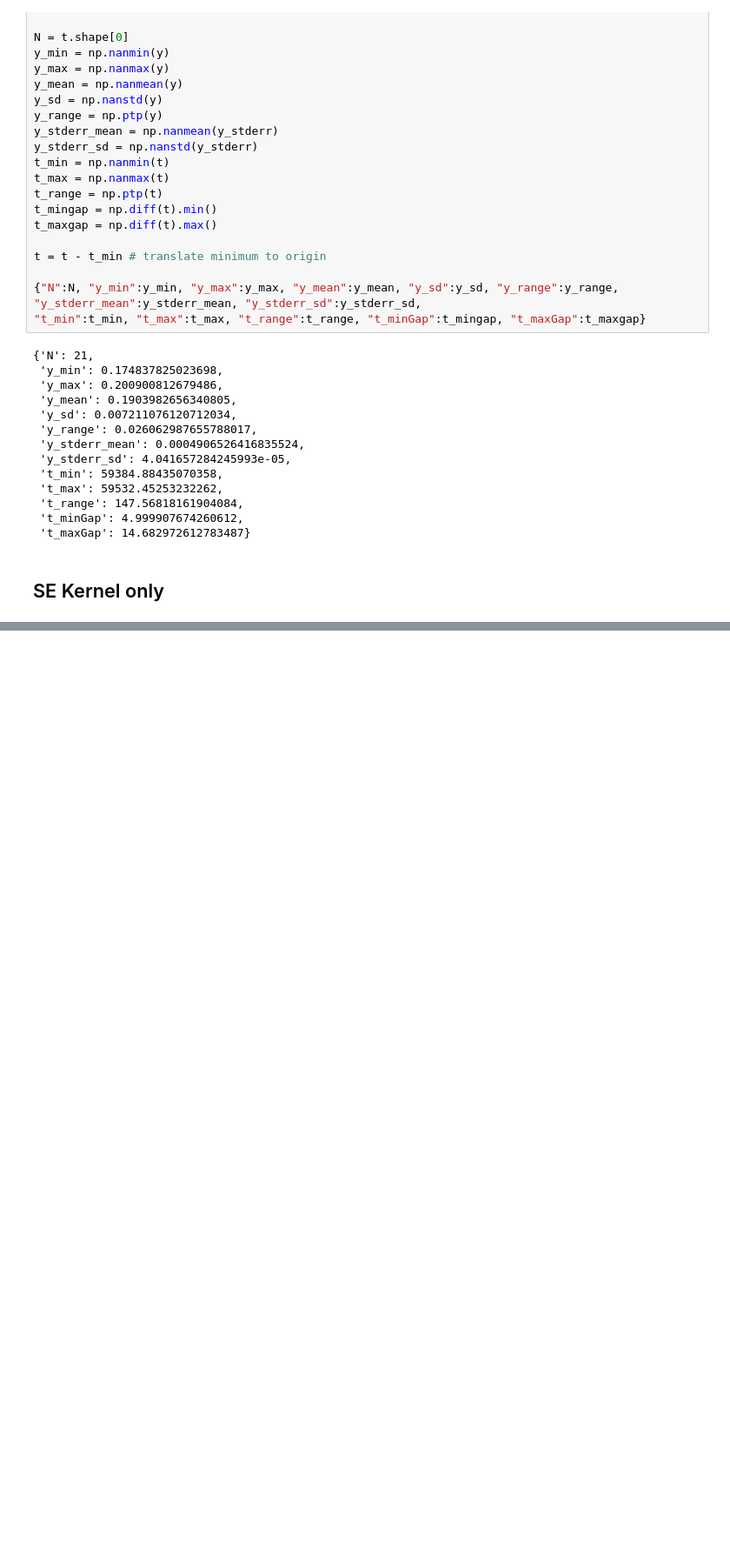
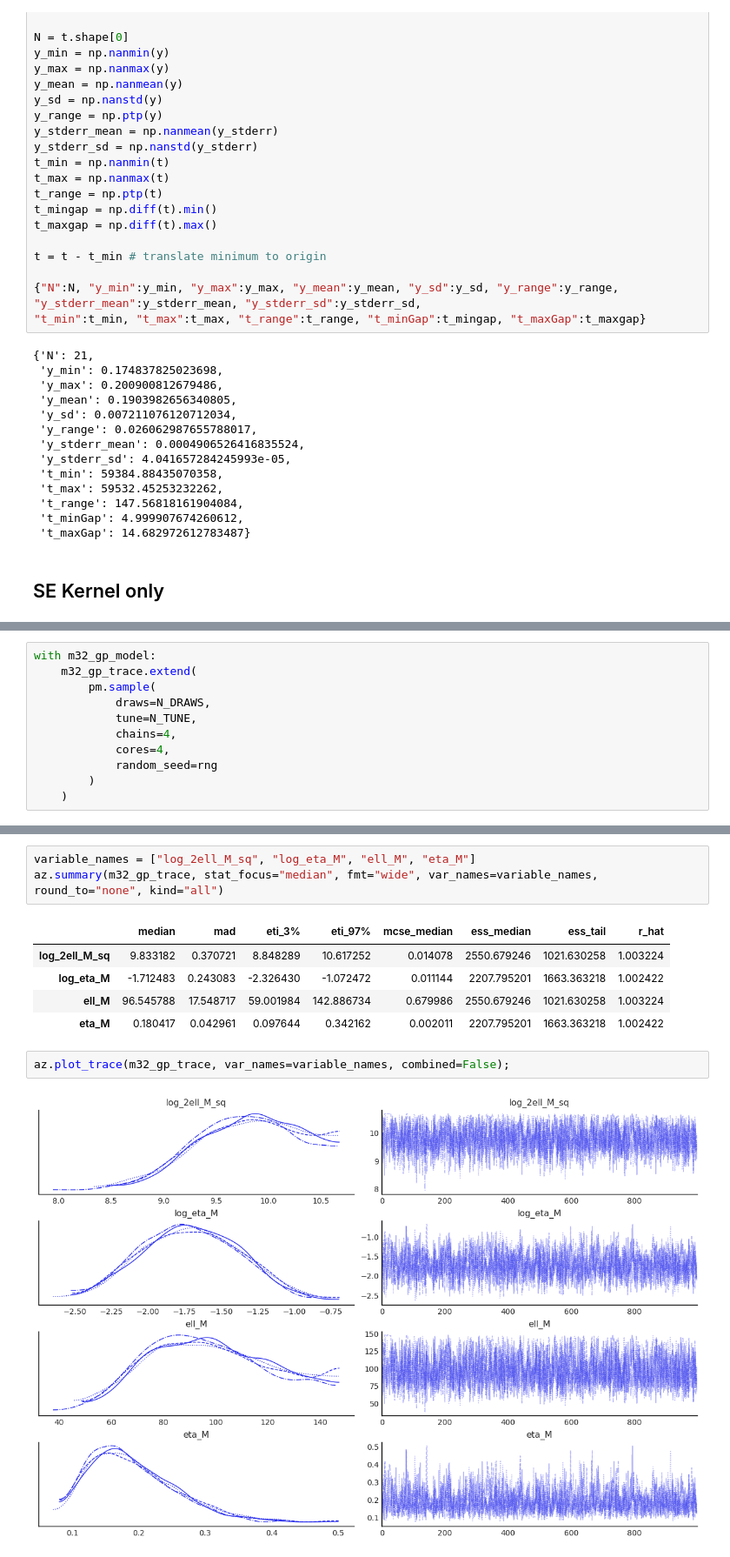
Before and after one commit to shihchingfu/gp-sandbox-thunderkat, a Jupyter notebook: test_fits.ipynb, the cells around one changed output, grey strips where cells are left out. Shown at 87% size. Saved outputs shown, nothing was run; the diff lists cells and outputs as text; blank space fills up the shorter version.

```diff
--- a/test_fits.ipynb
+++ b/test_fits.ipynb
@@ -253,0 +312,11 @@ plt.legend();
+# %%
+with m32_gp_model:
+    m32_gp_trace.extend(
+        pm.sample(
+            draws=N_DRAWS,
+            tune=N_TUNE,
+            chains=4,
+            cores=4,
+            random_seed=rng
+        )
+    )
@@ -253,0 +330,13 @@ plt.legend();
+# %%
+variable_names = ["log_2ell_M_sq", "log_eta_M", "ell_M", "eta_M"]
+az.summary(m32_gp_trace, stat_focus="median", fmt="wide", var_names=variable_names, round_to="none", kind="all")
+# %% [output]
+|  | median | mad | eti_3% | eti_97% | mcse_median | ess_median | ess_tail | r_hat |
+| log_2ell_M_sq | 9.833182 | 0.370721 | 8.848289 | 10.617252 | 0.014078 | 2550.679246 | 1021.630258 | 1.003224 |
+| log_eta_M | -1.712483 | 0.243083 | -2.326430 | -1.072472 | 0.011144 | 2207.795201 | 1663.363218 | 1.002422 |
+| ell_M | 96.545788 | 17.548717 | 59.001984 | 142.886734 | 0.679986 | 2550.679246 | 1021.630258 | 1.003224 |
+| eta_M | 0.180417 | 0.042961 | 0.097644 | 0.342162 | 0.002011 | 2207.795201 | 1663.363218 | 1.002422 |
+# %%
+az.plot_trace(m32_gp_trace, var_names=variable_names, combined=False);
+# %% [output]
+[figure, added]
```
Also changed, not shown: parts of 44 cells of this notebook.
